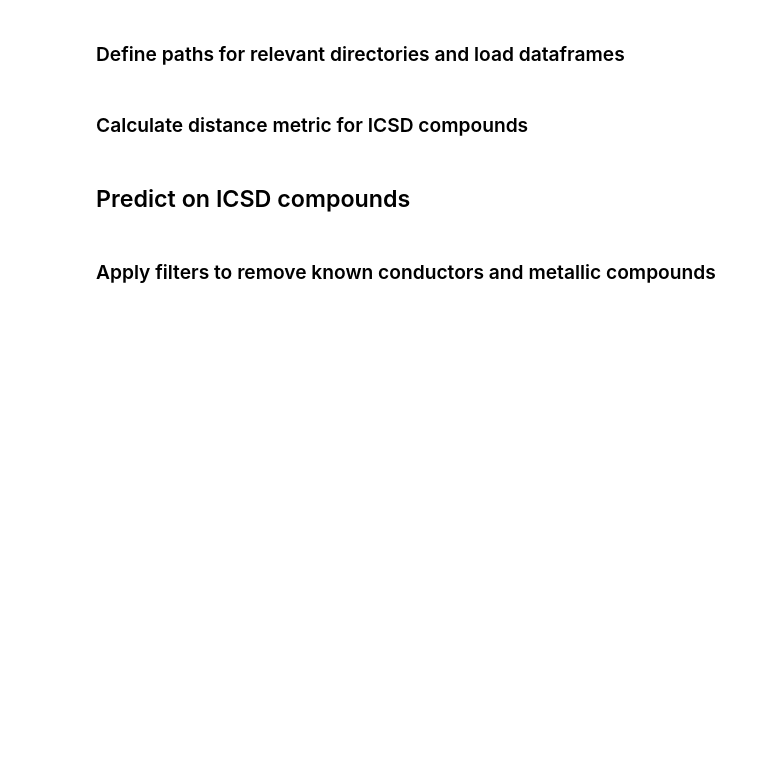
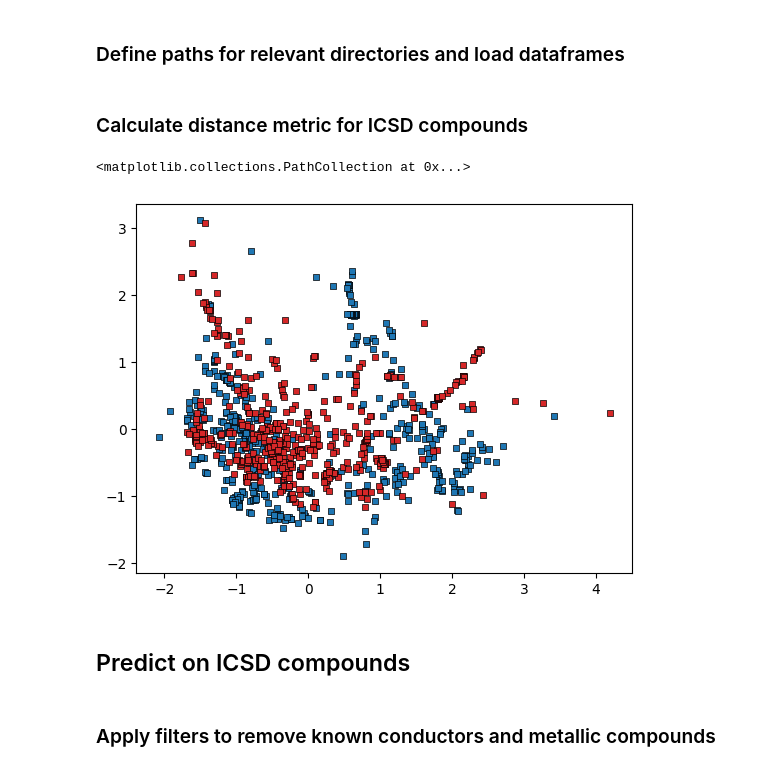
Before and after one commit to caltechlibrary/LiIonConductivityGraphs, a Jupyter notebook: notebooks/Step_9_Predict_on_Unlabelled_Data.ipynb, the cells around one changed output. Drawn from its saved outputs; the diff is of its cells as text; code cells hidden in the pictures; blank space fills up the shorter version.

```diff
--- a/notebooks/Step_9_Predict_on_Unlabelled_Data.ipynb
+++ b/notebooks/Step_9_Predict_on_Unlabelled_Data.ipynb
@@ -33,8 +41,8 @@ tqdm_pandas.pandas()
 # %%
 icsd_database_unlabelled_featurized_path = r"..\data\icsd_database_unlabelled_featurized_w_bg.pkl"
 mp_database_unlabelled_featurized_path = r"..\data\mp_database_featurized.pkl"
-labelled_conductivity_database_path = r"..\data\ionic_conductivity_database_11022023_wo_duplicates_wclusters.csv"
-labelled_conductivity_database_features_path = r"..\data\graph_based_features_11022023_wo_duplicates.pkl"
+labelled_conductivity_database_path = r"..\data\ionic_conductivity_database_wo_duplicates_wclusters.csv"
+labelled_conductivity_database_features_path = r"..\data\graph_based_features_wo_duplicates.pkl"
 icsd_li_cifs_path = r"..\data\icsd_li_cifs"
 # %%
 icsd_database_unlabelled_featurized = pd.read_pickle(icsd_database_unlabelled_featurized_path)
@@ -87,6 +95,34 @@ normalized_distances_to_train_icsd = np.array(normalized_distances_to_train_icsd
 normalized_distances_to_train_icsd /= mean_d_train
 
 icsd_database_unlabelled_featurized['normalized_distance_to_training_point'] = normalized_distances_to_train_icsd
+# %%
+feature = "structure_simplified_megnet_site_feature_level_1_2019_4_1_formation_energy"
+
+labelled_conductivity_database_features.reset_index(inplace=True)
+
+features_train = [df.to_numpy() for df in labelled_conductivity_database_features[feature].to_list()]
+features_train_mean = [np.mean(feature_matrix, axis=0) for feature_matrix in features_train]
+
+pca = PCA()
+pca.fit(features_train_mean)
+features_train_pca_simplified = pca.transform(features_train_mean)
+# %%
+feature = "structure_megnet_site_feature_level_1_2019_4_1_formation_energy"
+
+labelled_conductivity_database_features.reset_index(inplace=True)
+
+features_train = [df.to_numpy() for df in labelled_conductivity_database_features[feature].to_list()]
+features_train_mean = [np.mean(feature_matrix, axis=0) for feature_matrix in features_train]
+
+pca = PCA()
+pca.fit(features_train_mean)
+features_train_pca = pca.transform(features_train_mean)
+# %%
+plt.scatter(features_train_pca[:, 0], features_train_pca[:, 1], label='Database', edgecolor='black', color="tab:blue", linewidth=0.5, marker='s', alpha=1, s=15)
+plt.scatter(features_train_pca_simplified[:, 0], features_train_pca_simplified[:, 1], label='Database', edgecolor='black', color="tab:red", linewidth=0.5, marker='s', alpha=1, s=15)
+# %% [output]
+<matplotlib.collections.PathCollection at 0x...>
+[figure, added]
 # %% [markdown]
 ## Predict on ICSD compounds
 # %%
```
Also changed, not shown: parts of 4 cells of this notebook, 8 other files.
